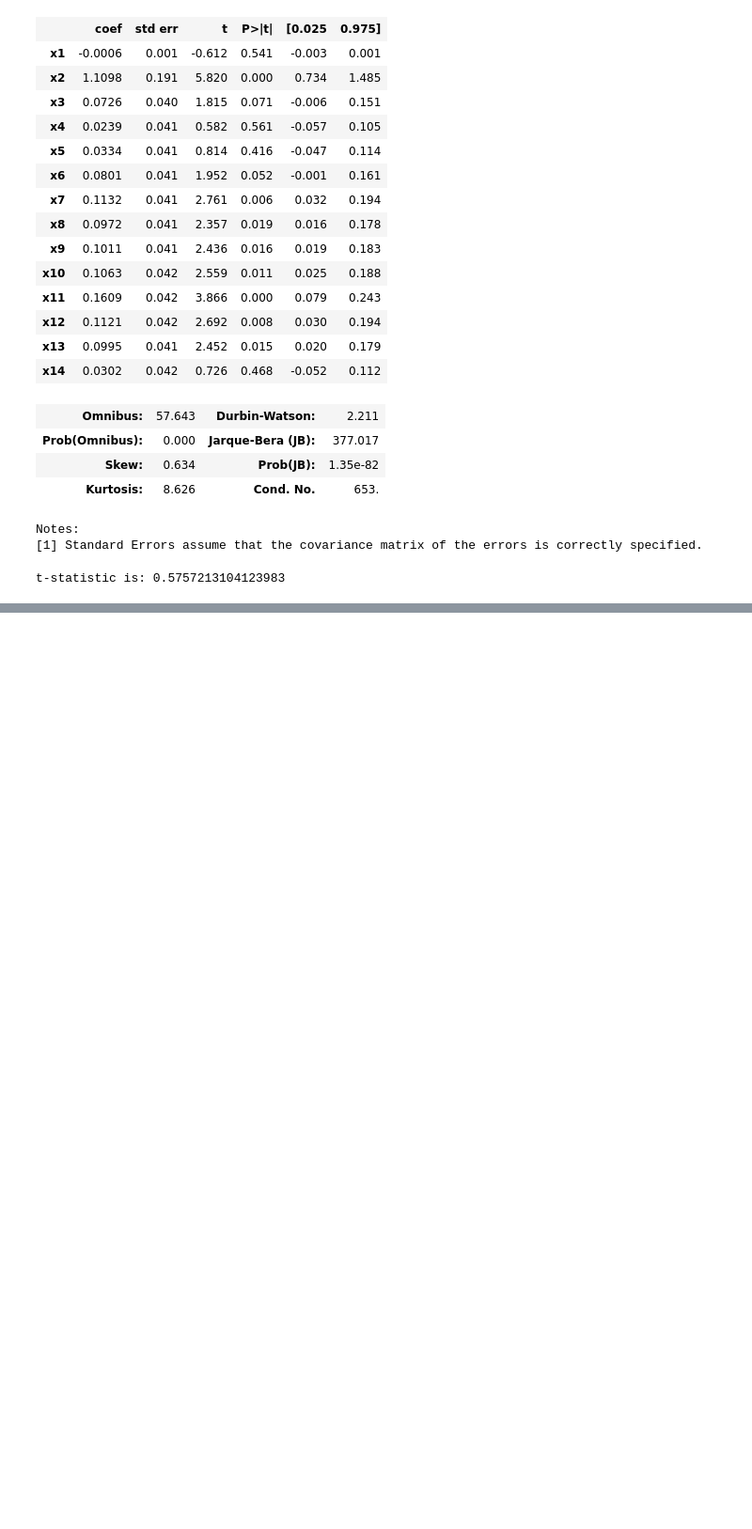
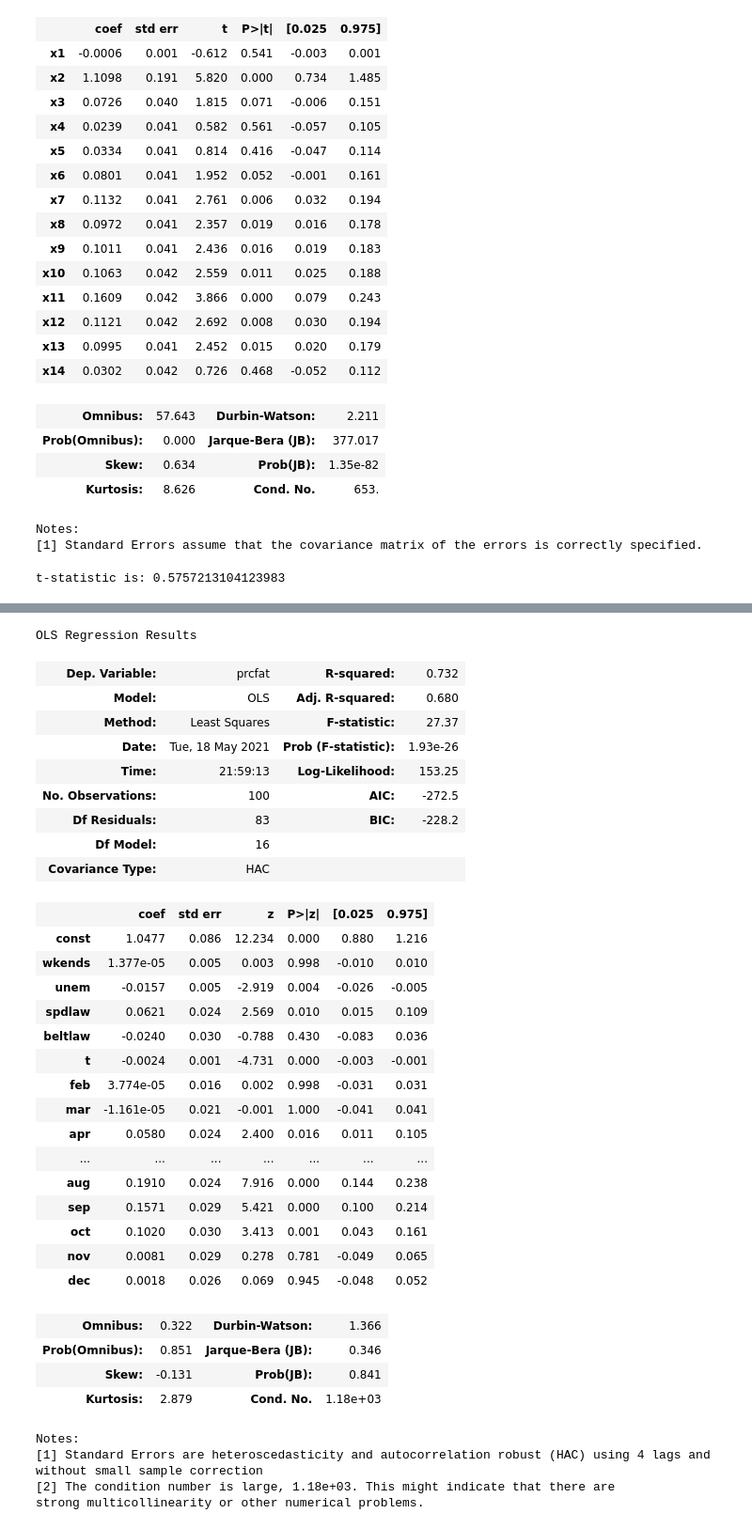
Before and after one commit to systemchalk/wooldridge_workbook, a Jupyter notebook: ch12.ipynb, the cells around one changed output, grey strips where cells are left out. Shown at 94% size. Saved outputs shown, nothing was run; the diff lists cells and outputs as text; code cells hidden in the pictures; blank space fills up the shorter version.

```diff
--- a/ch12.ipynb
+++ b/ch12.ipynb
@@ -187,0 +631,38 @@ C2.iii Using the tricks learned earlier we subtract $gwage_t$ from the lagged va
+# %%
+model = sm.OLS(y, X, missing = "drop").fit(cov_type = "HAC", cov_kwds = {"maxlags": 4})
+model.summary()
+# %% [output]
+OLS Regression Results
+| Dep. Variable: | prcfat | R-squared: | 0.732 |
+| Model: | OLS | Adj. R-squared: | 0.680 |
+| Method: | Least Squares | F-statistic: | 27.37 |
+| Date: | Tue, 18 May 2021 | Prob (F-statistic): | 1.93e-26 |
+| Time: | 21:59:13 | Log-Likelihood: | 153.25 |
+| No. Observations: | 100 | AIC: | -272.5 |
+| Df Residuals: | 83 | BIC: | -228.2 |
+| Df Model: | 16 |  |  |
+| Covariance Type: | HAC |  |  |
+|  | coef | std err | z | P>|z| | [0.025 | 0.975] |
+| const | 1.0477 | 0.086 | 12.234 | 0.000 | 0.880 | 1.216 |
+| wkends | 1.377e-05 | 0.005 | 0.003 | 0.998 | -0.010 | 0.010 |
+| unem | -0.0157 | 0.005 | -2.919 | 0.004 | -0.026 | -0.005 |
+| spdlaw | 0.0621 | 0.024 | 2.569 | 0.010 | 0.015 | 0.109 |
+| beltlaw | -0.0240 | 0.030 | -0.788 | 0.430 | -0.083 | 0.036 |
+| t | -0.0024 | 0.001 | -4.731 | 0.000 | -0.003 | -0.001 |
+| feb | 3.774e-05 | 0.016 | 0.002 | 0.998 | -0.031 | 0.031 |
+| mar | -1.161e-05 | 0.021 | -0.001 | 1.000 | -0.041 | 0.041 |
+| apr | 0.0580 | 0.024 | 2.400 | 0.016 | 0.011 | 0.105 |
+| ... | ... | ... | ... | ... | ... | ... |
+| aug | 0.1910 | 0.024 | 7.916 | 0.000 | 0.144 | 0.238 |
+| sep | 0.1571 | 0.029 | 5.421 | 0.000 | 0.100 | 0.214 |
+| oct | 0.1020 | 0.030 | 3.413 | 0.001 | 0.043 | 0.161 |
+| nov | 0.0081 | 0.029 | 0.278 | 0.781 | -0.049 | 0.065 |
+| dec | 0.0018 | 0.026 | 0.069 | 0.945 | -0.048 | 0.052 |
+| Omnibus: | 0.322 | Durbin-Watson: | 1.366 |
+| Prob(Omnibus): | 0.851 | Jarque-Bera (JB): | 0.346 |
+| Skew: | -0.131 | Prob(JB): | 0.841 |
+| Kurtosis: | 2.879 | Cond. No. | 1.18e+03 |
+Notes:
+[1] Standard Errors are heteroscedasticity and autocorrelation robust (HAC) using 4 lags and without small sample correction
+[2] The condition number is large, 1.18e+03. This might indicate that there are
+strong multicollinearity or other numerical problems.
```
Also changed, not shown: parts of 76 cells of this notebook.
